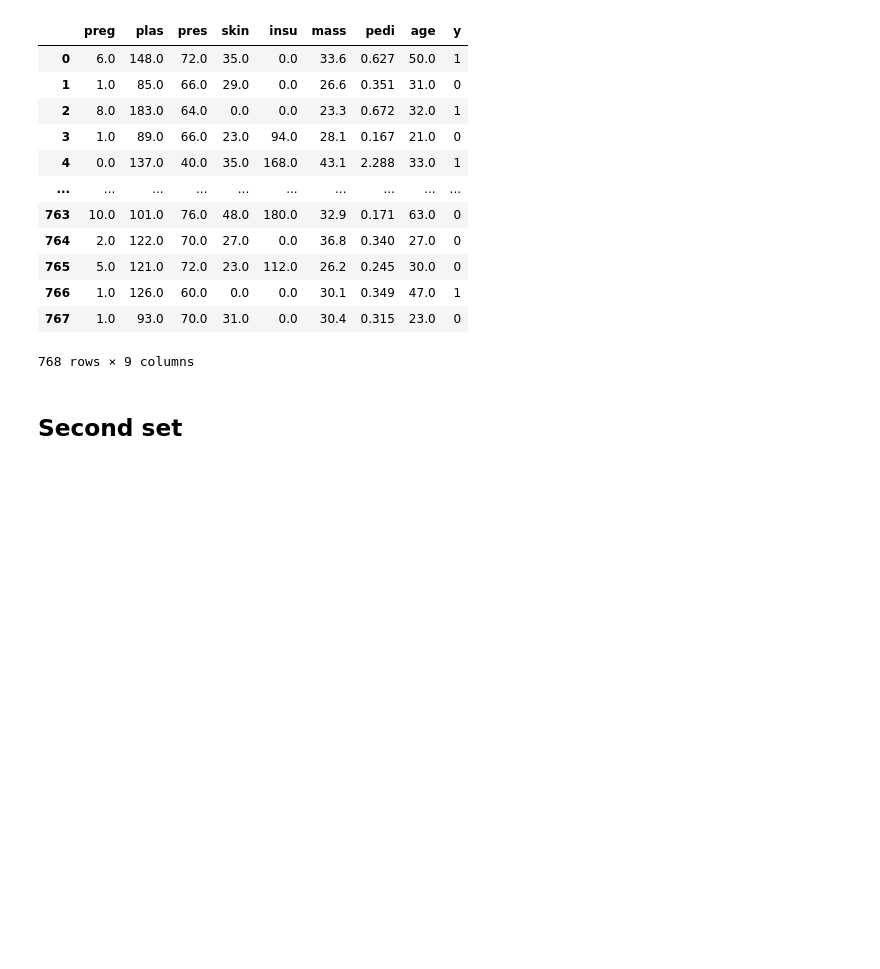
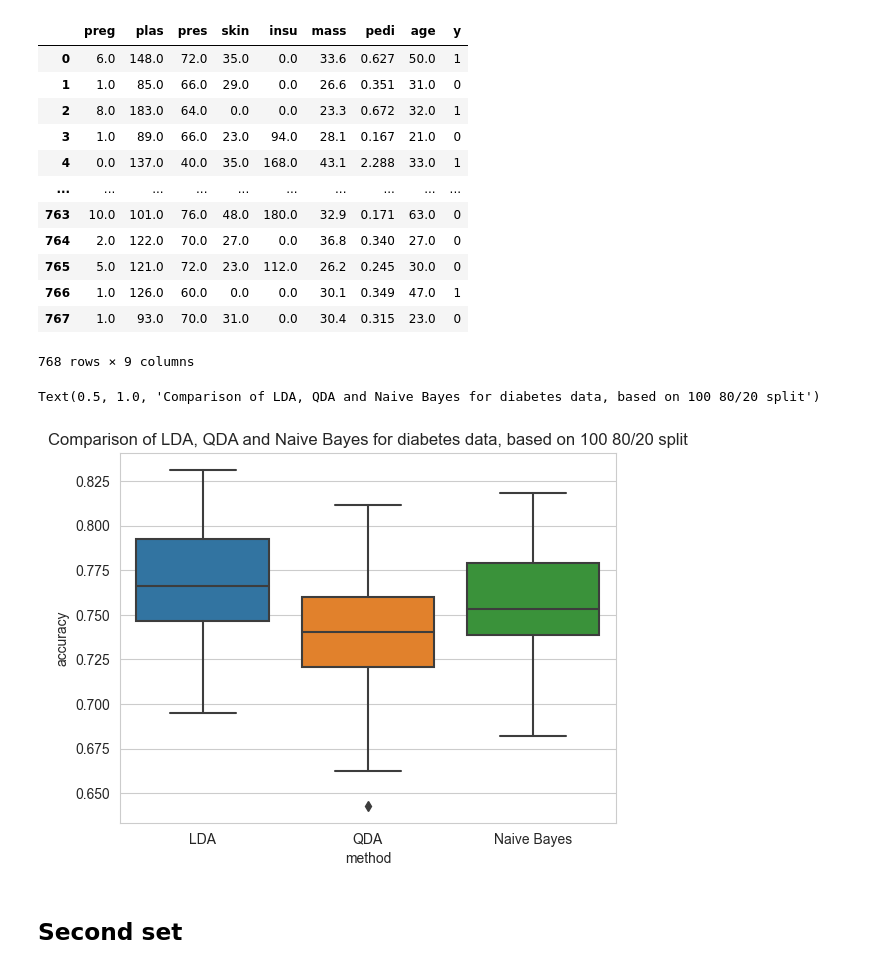
Before and after one commit to nizwant/adv_ml_labs, a Jupyter notebook: adv_ml.ipynb, the cells around one changed output. Drawn from its saved outputs; the diff is of its cells as text; code cells hidden in the pictures; blank space fills up the shorter version.

```diff
--- a/adv_ml.ipynb
+++ b/adv_ml.ipynb
@@ -50,7 +50,11 @@ class LDA:
         for _, row in X_test.iterrows():
             numerator = self.fraction_1 * self.gaussian(row, self.mu_1, self.sigma)
             denominator = self.fraction_1 * self.gaussian(row, self.mu_1, self.sigma) + self.fraction_0 * self.gaussian(row, self.mu_0, self.sigma)
-            probabilities.append(numerator / denominator)
+            try:
+                probabilities.append(numerator / denominator)
+            except:
+                print(numerator, denominator)
+            # probabilities.append(numerator / denominator)
         return probabilities
 
 
@@ -478,3 +484,14 @@ generate_scatter_plot(train, test, 'Scheme 2 for a=2 and ro=0.5, LDA and QDA dec
+# %%
+def compare_methods(data, repetitions, methods):
+
+    data_frame = pd.DataFrame(columns=['method', 'accuracy'])
+    df = data
+    for i in range(repetitions):
+        random_state = np.random.randint(0, 100000)
+        for method in methods:
+                accuracy = calculate_accuracy(df, 0.8, methods[method], random_state)
+                data_frame.loc[len(data_frame.index)] = [method, accuracy]
+    return data_frame
 # %% [markdown]
 ## First set
 # %% [markdown]
@@ -502,6 +519,18 @@ diabetes
 | 766 | 1.0 | 126.0 | 60.0 | 0.0 | 0.0 | 30.1 | 0.349 | 47.0 | 1 |
 | 767 | 1.0 | 93.0 | 70.0 | 31.0 | 0.0 | 30.4 | 0.315 | 23.0 | 0 |
 768 rows × 9 columns
+# %%
+# parameters
+methods = {'LDA': LDA(), 'QDA': QDA(), 'Naive Bayes': NB()}
+repetitions = 100
+
+data_frame = compare_methods(diabetes, repetitions, methods)
+sns.set_style("whitegrid")
+sns.boxplot(x = 'method', y = 'accuracy', data = data_frame)
+plt.title('Comparison of LDA, QDA and Naive Bayes for diabetes data, based on 100 80/20 split')
+# %% [output]
+Text(0.5, 1.0, 'Comparison of LDA, QDA and Naive Bayes for diabetes data, based on 100 80/20 split')
+[figure, added]
 # %% [markdown]
 ## Second set
 # %% [markdown]
```
Also changed, not shown: parts of 9 cells of this notebook, 1 other file.
